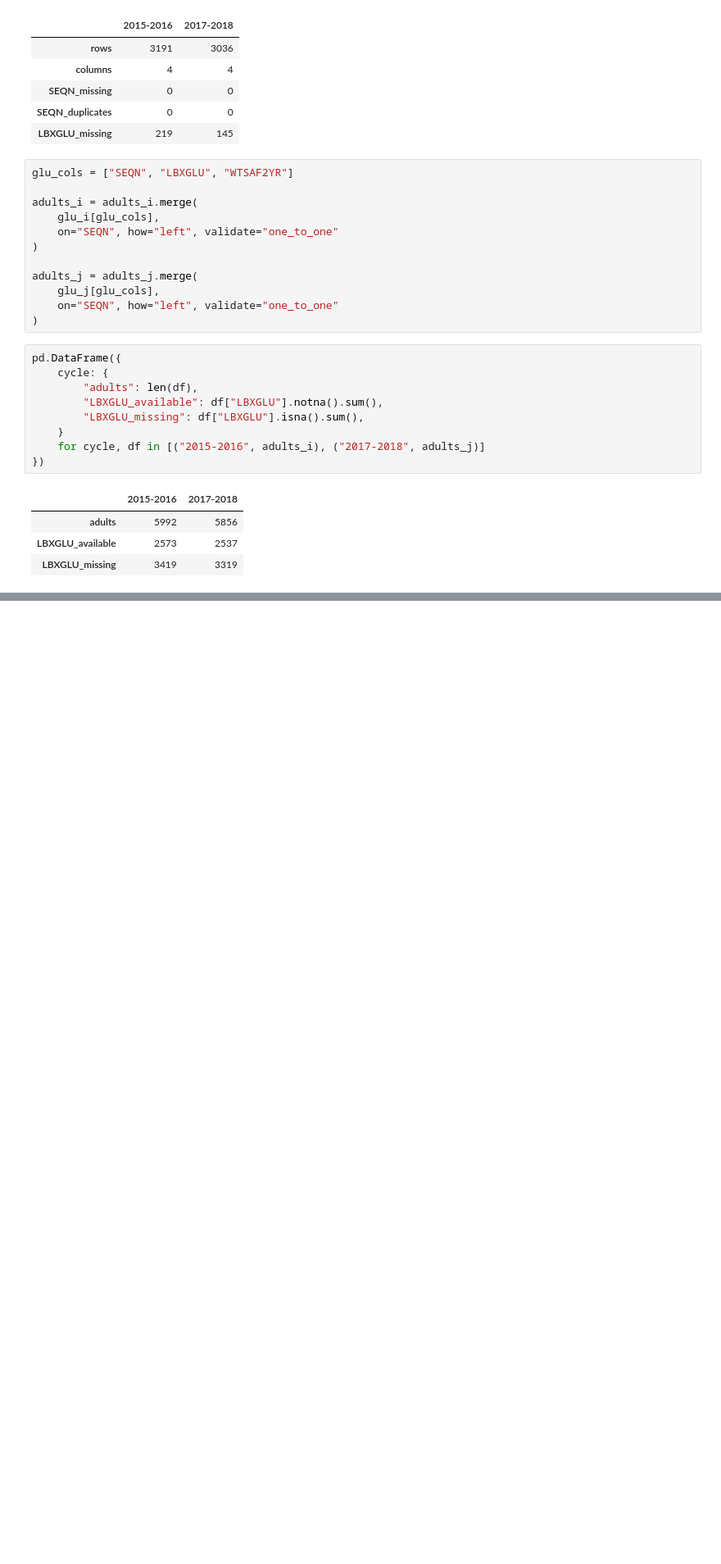
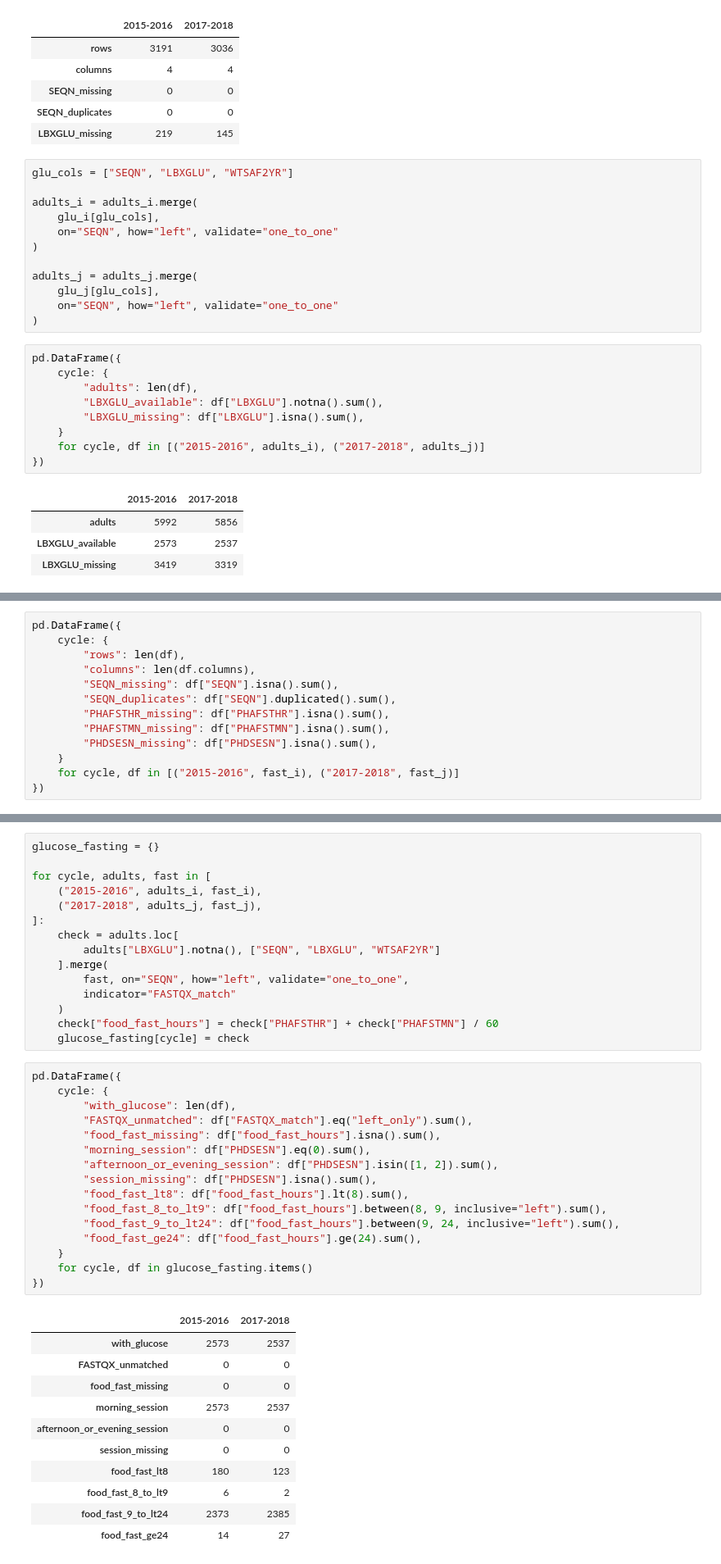
Before and after one commit to FeliksWatterson/diabetes-ml-fairness, a Jupyter notebook: diabetes-project/notebooks/01_data_preprocessing.ipynb, the cells around one changed output, grey strips where cells are left out. Shown at 82% size. Drawn from its saved outputs; the diff is of its cells as text; blank space fills up the shorter version.

Commit message:
add prog and checking some feat

```diff
--- a/diabetes-project/notebooks/01_data_preprocessing.ipynb
+++ b/diabetes-project/notebooks/01_data_preprocessing.ipynb
@@ -299,0 +323,13 @@ pd.DataFrame({
+# %%
+pd.DataFrame({
+    cycle: {
+        "rows": len(df),
+        "columns": len(df.columns),
+        "SEQN_missing": df["SEQN"].isna().sum(),
+        "SEQN_duplicates": df["SEQN"].duplicated().sum(),
+        "PHAFSTHR_missing": df["PHAFSTHR"].isna().sum(),
+        "PHAFSTMN_missing": df["PHAFSTMN"].isna().sum(),
+        "PHDSESN_missing": df["PHDSESN"].isna().sum(),
+    }
+    for cycle, df in [("2015-2016", fast_i), ("2017-2018", fast_j)]
+})
@@ -299,0 +345,43 @@ pd.DataFrame({
+# %%
+glucose_fasting = {}
+
+for cycle, adults, fast in [
+    ("2015-2016", adults_i, fast_i),
+    ("2017-2018", adults_j, fast_j),
+]:
+    check = adults.loc[
+        adults["LBXGLU"].notna(), ["SEQN", "LBXGLU", "WTSAF2YR"]
+    ].merge(
+        fast, on="SEQN", how="left", validate="one_to_one",
+        indicator="FASTQX_match"
+    )
+    check["food_fast_hours"] = check["PHAFSTHR"] + check["PHAFSTMN"] / 60
+    glucose_fasting[cycle] = check
+# %%
+pd.DataFrame({
+    cycle: {
+        "with_glucose": len(df),
+        "FASTQX_unmatched": df["FASTQX_match"].eq("left_only").sum(),
+        "food_fast_missing": df["food_fast_hours"].isna().sum(),
+        "morning_session": df["PHDSESN"].eq(0).sum(),
+        "afternoon_or_evening_session": df["PHDSESN"].isin([1, 2]).sum(),
+        "session_missing": df["PHDSESN"].isna().sum(),
+        "food_fast_lt8": df["food_fast_hours"].lt(8).sum(),
+        "food_fast_8_to_lt9": df["food_fast_hours"].between(8, 9, inclusive="left").sum(),
+        "food_fast_9_to_lt24": df["food_fast_hours"].between(9, 24, inclusive="left").sum(),
+        "food_fast_ge24": df["food_fast_hours"].ge(24).sum(),
+    }
+    for cycle, df in glucose_fasting.items()
+})
+# %% [output]
+|  | 2015-2016 | 2017-2018 |
+| with_glucose | 2573 | 2537 |
+| FASTQX_unmatched | 0 | 0 |
+| food_fast_missing | 0 | 0 |
+| morning_session | 2573 | 2537 |
+| afternoon_or_evening_session | 0 | 0 |
+| session_missing | 0 | 0 |
+| food_fast_lt8 | 180 | 123 |
+| food_fast_8_to_lt9 | 6 | 2 |
+| food_fast_9_to_lt24 | 2373 | 2385 |
+| food_fast_ge24 | 14 | 27 |
```
Also changed, not shown: parts of 5 cells of this notebook, 2 other files.
